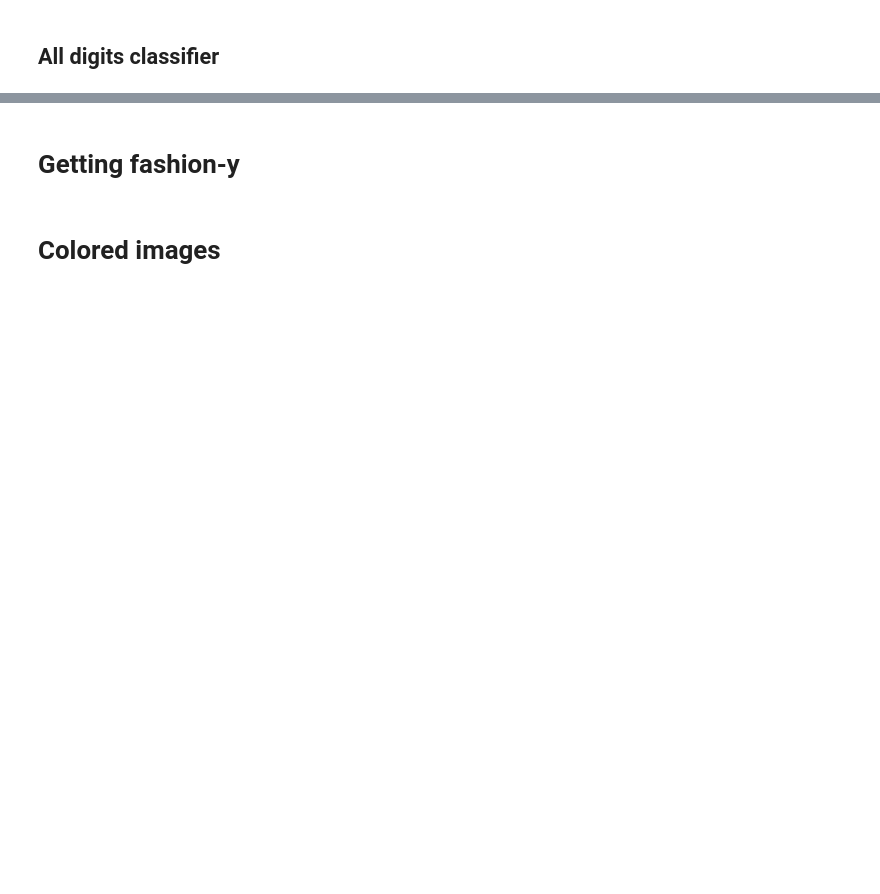
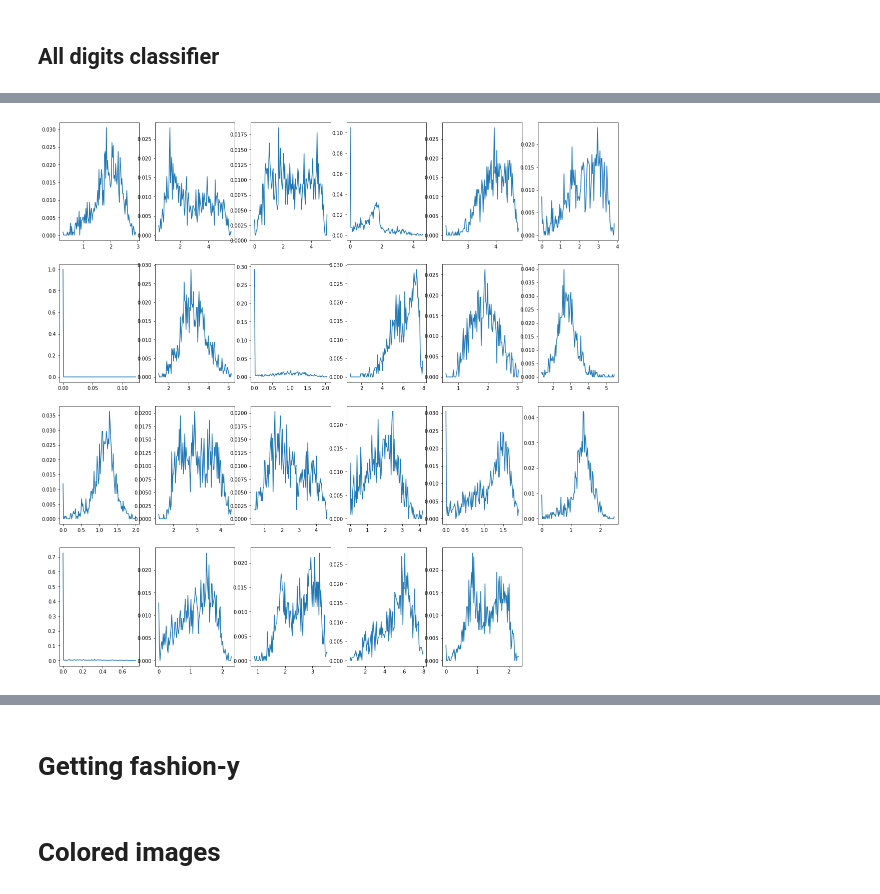
Before and after one commit to ChiShao/cnn-auto-encoder, a Jupyter notebook: conv-autoencoder-digits.ipynb, the cells around one changed output, grey strips where cells are left out. Cells and saved outputs as stored; diff of their text form; code cells hidden in the pictures; blank space fills up the shorter version.

```diff
--- a/conv-autoencoder-digits.ipynb
+++ b/conv-autoencoder-digits.ipynb
@@ -754,18 +823,17 @@ len(thresholded_P) / len(p_all), my, sigma_2
 # %%
 plt.figure(figsize=(20, 20))
-for i in range(len(my)):
+for i in range(len(my)-1):
     # plots distribution of i-th feature
     # display original
-    bins = 51
+    bins = len(X)//10
     hist = np.histogram(X[:, i], bins=bins)
     ax = plt.subplot(4, 6, i + 1)
     h_min = min(hist[1])
     h_max = max(hist[1])
-    delta = abs(h_max - h_min)
-    step = delta / (bins)
-    r = np.arange(h_min, h_max, step)
-    plt.plot(r, hist[0])
-    print(r, hist[0], step)
+    r = np.linspace(start=h_min, stop=h_max, num=bins)
+    plt.plot(r, hist[0]/len(X[:,i]))
+# %% [output]
+[figure, added]
 # %%
 def convert_values_to_img(values):
     values = np.reshape(values, (1, 2, 2, 6))
```
Also changed, not shown: parts of 20 cells of this notebook.
